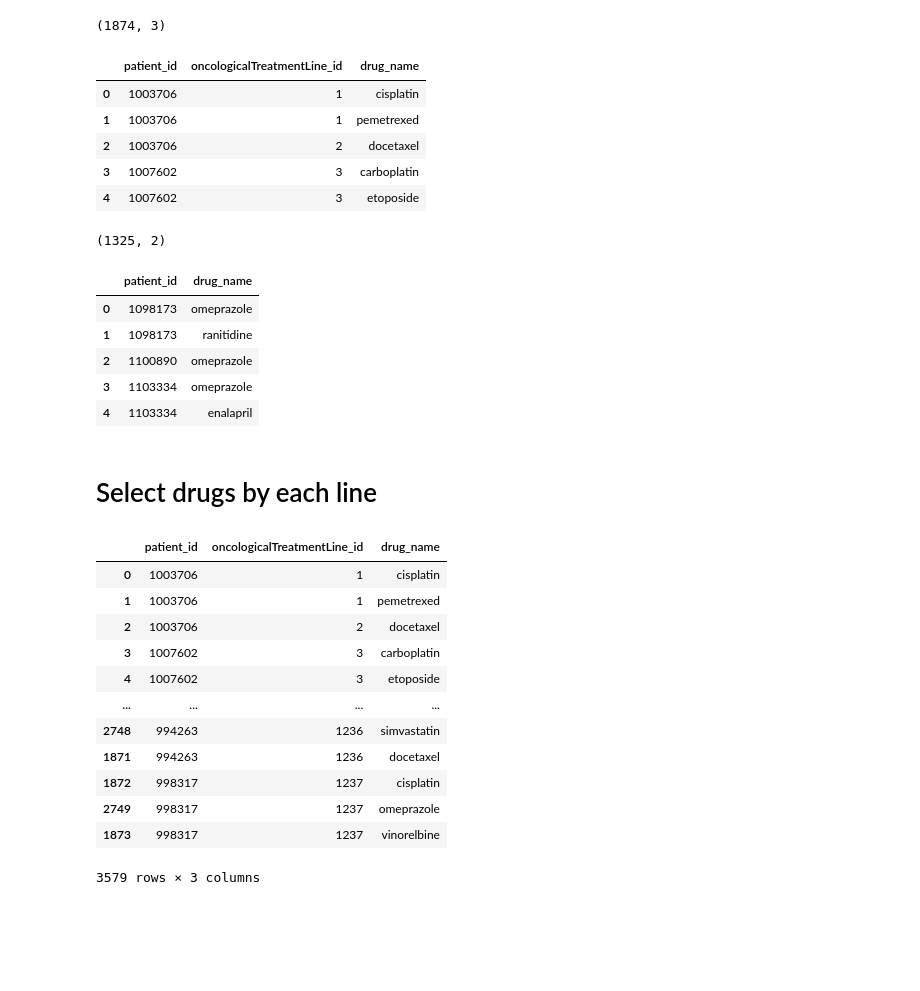
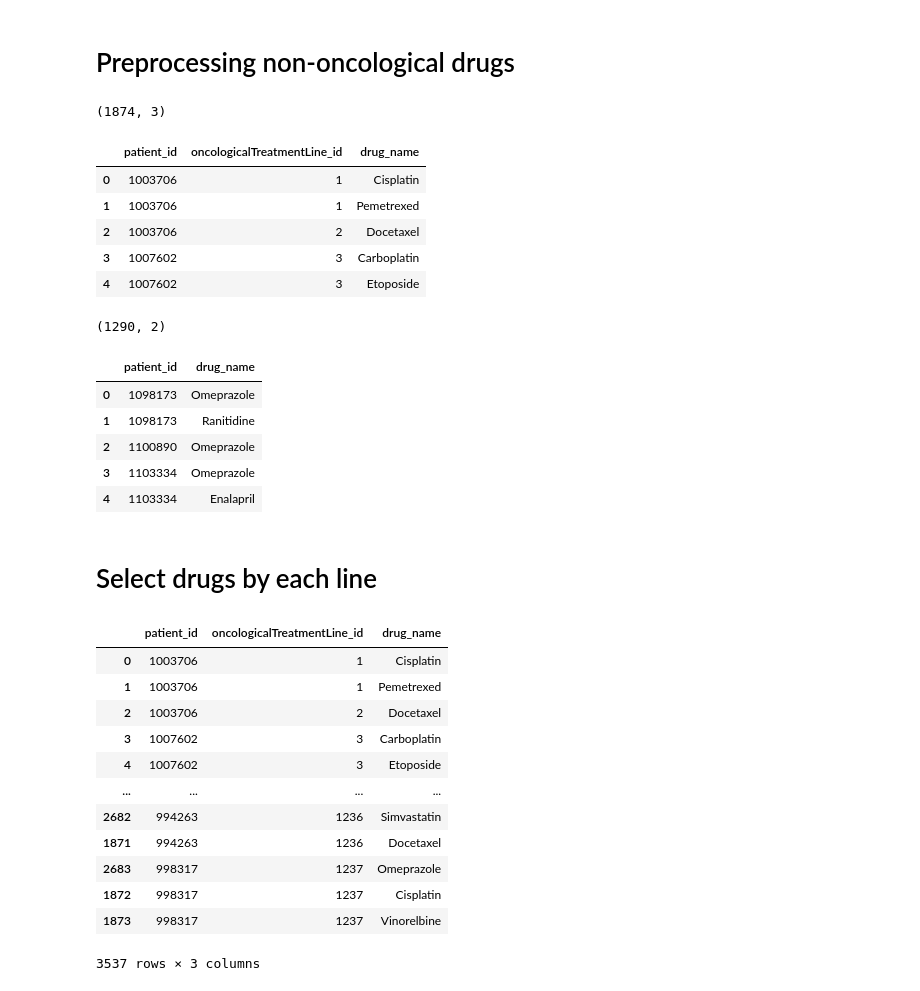
Before and after one commit to arivasm/Neuro-Symbolic_Treatment-Response, a Jupyter notebook: extract_treatment.ipynb, the cells around one changed output. Saved outputs shown, nothing was run; the diff lists cells and outputs as text; code cells hidden in the pictures; blank space fills up the shorter version.

```diff
--- a/extract_treatment.ipynb
+++ b/extract_treatment.ipynb
@@ -7,38 +15,35 @@ from sklearn.preprocessing import MultiLabelBinarizer
+# %% [markdown]
+# Preprocessing non-oncological drugs
 # %%
-input_path = 'Input/'
-
-t_line_drug= input_path + 'patient_oncologicalTreatmentLine_drugs.csv'
-d_no_onco = input_path + 'patient_nonOncologycalTreatments.csv'
-
-treatment_line_drug = pd.read_csv(t_line_drug, delimiter=",")
-drug_no_onco = pd.read_csv(d_no_onco, delimiter=",")
-
-treatment_line_drug['drug_name'] = treatment_line_drug['drug_name'].str.lower()
-drug_no_onco['drug_name'] = drug_no_onco['drug_name'].str.lower()
+#treatment_line_drug['drug_name'] = treatment_line_drug['drug_name'].str.lower()
+#drug_no_onco['drug_name'] = drug_no_onco['drug_name'].str.lower()
 
 replacement_mapping_dict = {
-    'enalaprile': 'enalapril',
-    'atenolole': 'atenolol'
+    'Enalaprile': 'Enalapril',
+    'Atenolole': 'Atenolol',
+    'Azitromicina': 'Azithromycin',
+    'Immunoglobulin_g': 'Human_immunoglobulin_g',
 }
 drug_no_onco['drug_name'].replace(replacement_mapping_dict, inplace=True)
+drug_no_onco = drug_no_onco.loc[~drug_no_onco.drug_name.isin(['Antibiotic','Analgesic','Antibiotics','Insulin','Corticoids'])]
 
 display(treatment_line_drug.shape, treatment_line_drug.head())
 display(drug_no_onco.shape, drug_no_onco.head())
 # %% [output]
 (1874, 3)
 |  | patient_id | oncologicalTreatmentLine_id | drug_name |
-| 0 | 1003706 | 1 | cisplatin |
-| 1 | 1003706 | 1 | pemetrexed |
-| 2 | 1003706 | 2 | docetaxel |
-| 3 | 1007602 | 3 | carboplatin |
-| 4 | 1007602 | 3 | etoposide |
+| 0 | 1003706 | 1 | Cisplatin |
+| 1 | 1003706 | 1 | Pemetrexed |
+| 2 | 1003706 | 2 | Docetaxel |
+| 3 | 1007602 | 3 | Carboplatin |
+| 4 | 1007602 | 3 | Etoposide |
-(1325, 2)
+(1290, 2)
 |  | patient_id | drug_name |
-| 0 | 1098173 | omeprazole |
-| 1 | 1098173 | ranitidine |
-| 2 | 1100890 | omeprazole |
-| 3 | 1103334 | omeprazole |
-| 4 | 1103334 | enalapril |
+| 0 | 1098173 | Omeprazole |
+| 1 | 1098173 | Ranitidine |
+| 2 | 1100890 | Omeprazole |
+| 3 | 1103334 | Omeprazole |
+| 4 | 1103334 | Enalapril |
 # %% [markdown]
 # Select drugs by each line
 # %%
@@ -51,18 +56,18 @@ cancer_treatment = cancer_treatment.sort_values(by=['oncologicalTreatmentLine_id
 cancer_treatment
 # %% [output]
 |  | patient_id | oncologicalTreatmentLine_id | drug_name |
-| 0 | 1003706 | 1 | cisplatin |
-| 1 | 1003706 | 1 | pemetrexed |
-| 2 | 1003706 | 2 | docetaxel |
-| 3 | 1007602 | 3 | carboplatin |
-| 4 | 1007602 | 3 | etoposide |
+| 0 | 1003706 | 1 | Cisplatin |
+| 1 | 1003706 | 1 | Pemetrexed |
+| 2 | 1003706 | 2 | Docetaxel |
+| 3 | 1007602 | 3 | Carboplatin |
+| 4 | 1007602 | 3 | Etoposide |
 | ... | ... | ... | ... |
-| 2748 | 994263 | 1236 | simvastatin |
-| 1871 | 994263 | 1236 | docetaxel |
-| 1872 | 998317 | 1237 | cisplatin |
-| 2749 | 998317 | 1237 | omeprazole |
-| 1873 | 998317 | 1237 | vinorelbine |
+| 2682 | 994263 | 1236 | Simvastatin |
+| 1871 | 994263 | 1236 | Docetaxel |
+| 2683 | 998317 | 1237 | Omeprazole |
+| 1872 | 998317 | 1237 | Cisplatin |
+| 1873 | 998317 | 1237 | Vinorelbine |
-3579 rows × 3 columns
+3537 rows × 3 columns
 # %%
 df_drug = cancer_treatment.groupby(by=['patient_id','oncologicalTreatmentLine_id']).agg(lambda x: x.tolist()).reset_index()
 df_drug
```
Also changed, not shown: parts of 11 cells of this notebook, 4 other files.
